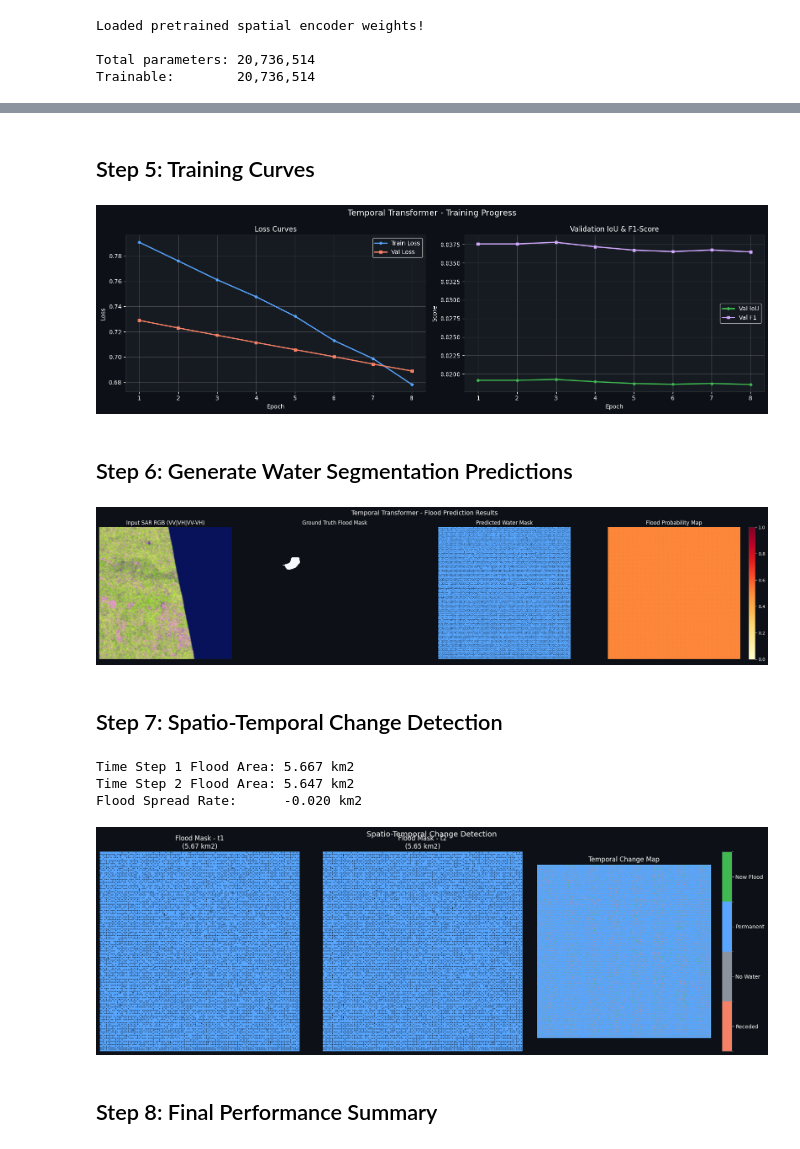
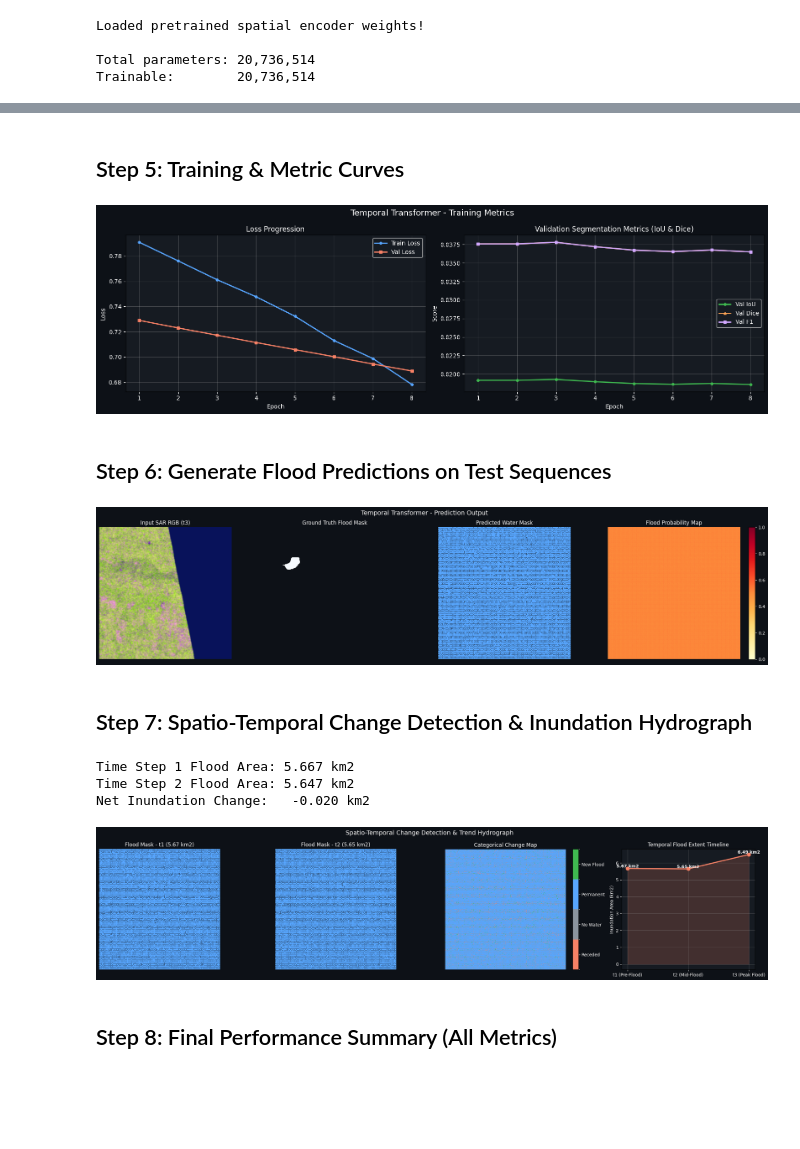
Before and after one commit to Impana2305/Sar-Spatiotemporal-Analysis, a Jupyter notebook: notebooks/07_Transformer.ipynb, the cells around one changed output, grey strips where cells are left out. Cells and saved outputs as stored; diff of their text form; code cells hidden in the pictures; blank space fills up the shorter version.

```diff
--- a/notebooks/07_Transformer.ipynb
+++ b/notebooks/07_Transformer.ipynb
@@ -123,7 +119,7 @@ scheduler = ReduceLROnPlateau(optimizer, mode='max', factor=0.5, patience=3)
 models_dir = os.path.join(ROOT_DIR, 'models')
 os.makedirs(models_dir, exist_ok=True)
 
-train_losses, val_losses, val_ious, val_f1s = [], [], [], []
+train_losses, val_losses, val_ious, val_dices, val_f1s = [], [], [], [], []
 best_iou = 0.0
 patience_counter = 0
 PATIENCE = config['training']['early_stopping_patience']
@@ -160,17 +156,18 @@ for epoch in range(NUM_EPOCHS):
 
     all_preds   = torch.cat(all_preds)
     all_targets = torch.cat(all_targets)
-    iou, acc, prec, rec, f1 = calculate_metrics(all_preds, all_targets)
+    iou, acc, prec, rec, f1, dice = calculate_metrics(all_preds, all_targets)
 
     train_losses.append(train_loss)
     val_losses.append(val_loss)
     val_ious.append(iou)
+    val_dices.append(dice)
     val_f1s.append(f1)
 
     scheduler.step(iou)
 
     print(f'Epoch [{epoch+1}/{NUM_EPOCHS}] Train Loss: {train_loss:.4f} | Val Loss: {val_loss:.4f} | '
-          f'IoU: {iou:.4f} | F1: {f1:.4f}')
+          f'IoU: {iou:.4f} | Dice: {dice:.4f} | F1: {f1:.4f}')
 
     if iou > best_iou:
         best_iou = iou
@@ -197,26 +194,27 @@ Early stopping at epoch 8
 
 Best Val IoU: 0.0193
 # %% [markdown]
-## Step 5: Training Curves
+## Step 5: Training & Metric Curves
 # %%
 epochs_range = range(1, len(train_losses)+1)
 
 fig, axes = plt.subplots(1, 2, figsize=(16, 5))
-fig.suptitle('Temporal Transformer - Training Progress', fontsize=14, color='white')
+fig.suptitle('Temporal Transformer - Training Metrics', fontsize=14, color='white')
 
 axes[0].plot(epochs_range, train_losses, '#58a6ff', linewidth=2, label='Train Loss', marker='o', ms=4)
 axes[0].plot(epochs_range, val_losses, '#f78166', linewidth=2, label='Val Loss', marker='s', ms=4)
 axes[0].set_xlabel('Epoch')
 axes[0].set_ylabel('Loss')
-axes[0].set_title('Loss Curves')
+axes[0].set_title('Loss Progression')
 axes[0].legend()
 axes[0].grid(True, alpha=0.3)
 
 axes[1].plot(epochs_range, val_ious, '#3fb950', linewidth=2, label='Val IoU', marker='o', ms=4)
-axes[1].plot(epochs_range, val_f1s,  '#d2a8ff', linewidth=2, label='Val F1',  marker='s', ms=4)
+axes[1].plot(epochs_range, val_dices, '#ffa657', linewidth=2, label='Val Dice', marker='^', ms=4)
+axes[1].plot(epochs_range, val_f1s,  '#d2a8ff', linewidth=2, label='Val F1',   marker='s', ms=4)
 axes[1].set_xlabel('Epoch')
 axes[1].set_ylabel('Score')
-axes[1].set_title('Validation IoU & F1-Score')
+axes[1].set_title('Validation Segmentation Metrics (IoU & Dice)')
 axes[1].legend()
 axes[1].grid(True, alpha=0.3)
 
@@ -224,9 +222,9 @@ plt.tight_layout()
 plt.savefig(os.path.join(ROOT_DIR, 'data/transformer_training.png'), dpi=120, bbox_inches='tight', facecolor='#0d1117')
 plt.show()
 # %% [output]
-[figure, old version]
+[figure, new version]
 # %% [markdown]
-## Step 6: Generate Water Segmentation Predictions
+## Step 6: Generate Flood Predictions on Test Sequences
 # %%
 models_dir = os.path.join(ROOT_DIR, 'models')
 model.load_state_dict(torch.load(os.path.join(models_dir, 'best_temporal_model.pth'), weights_only=True))
@@ -237,7 +235,7 @@ seq_data = seq_data.to(device)
 
 with torch.no_grad():
     logits = model(seq_data)
-    proba = torch.softmax(logits, dim=1)[:, 1, :, strip] if hasattr(logits, 'strip') else torch.softmax(logits, dim=1)[:, 1, :, :]
+    proba = torch.softmax(logits, dim=1)[:, 1, :, :]
     predicted_mask = torch.argmax(logits, dim=1).squeeze(0).cpu().numpy()
     proba_map = proba.squeeze(0).cpu().numpy()
 
@@ -252,10 +250,10 @@ true_lbl = target.squeeze(0).numpy().astype(float)
 true_lbl[true_lbl == -1] = np.nan
 
 fig, axes = plt.subplots(1, 4, figsize=(22, 5))
-fig.suptitle('Temporal Transformer - Flood Prediction Results', fontsize=14, color='white')
+fig.suptitle('Temporal Transformer - Prediction Output', fontsize=14, color='white')
 
 axes[0].imshow(rgb)
-axes[0].set_title('Input SAR RGB (VV|VH|VV-VH)')
+axes[0].set_title('Input SAR RGB (t3)')
 axes[0].axis('off')
 
 axes[1].imshow(true_lbl, cmap='Blues', vmin=0, vmax=1)
@@ -275,9 +273,9 @@ plt.tight_layout()
 plt.savefig(os.path.join(ROOT_DIR, 'data/transformer_predictions.png'), dpi=120, bbox_inches='tight', facecolor='#0d1117')
 plt.show()
 # %% [output]
-[figure, old version]
+[figure, new version]
 # %% [markdown]
-## Step 7: Spatio-Temporal Change Detection
+## Step 7: Spatio-Temporal Change Detection & Inundation Hydrograph
 # %%
 if len(test_seqs) >= 2:
     seq1, _ = test_dataset[0]
@@ -292,46 +290,58 @@ if len(test_seqs) >= 2:
     change_map = np.zeros_like(mask2, dtype=int)
     change_map[(mask1 == 1) & (mask2 == 1)] = 1   # Permanent Water
     change_map[(mask1 == 0) & (mask2 == 1)] = 2   # New Flood
     change_map[(mask1 == 1) & (mask2 == 0)] = -1  # Receded Water
 
     pixel_area_sqm = 100
     area1 = np.sum(mask1) * pixel_area_sqm / 1e6
     area2 = np.sum(mask2) * pixel_area_sqm / 1e6
+    diff_area = area2 - area1
 
     print(f'Time Step 1 Flood Area: {area1:.3f} km2')
     print(f'Time Step 2 Flood Area: {area2:.3f} km2')
-    print(f'Flood Spread Rate:      {area2 - area1:+.3f} km2')
+    print(f'Net Inundation Change:   {diff_area:+.3f} km2')
 
-    fig, axes = plt.subplots(1, 3, figsize=(18, 6))
-    fig.suptitle('Spatio-Temporal Change Detection', fontsize=14, color='white')
+    fig, axes = plt.subplots(1, 4, figsize=(22, 5))
+    fig.suptitle('Spatio-Temporal Change Detection & Trend Hydrograph', fontsize=14, color='white')
 
     axes[0].imshow(mask1, cmap=ListedColormap(['#161b22', '#58a6ff']))
-    axes[0].set_title(f'Flood Mask - t1\n({area1:.2f} km2)')
+    axes[0].set_title(f'Flood Mask - t1 ({area1:.2f} km2)')
     axes[0].axis('off')
 
     axes[1].imshow(mask2, cmap=ListedColormap(['#161b22', '#58a6ff']))
-    axes[1].set_title(f'Flood Mask - t2\n({area2:.2f} km2)')
+    axes[1].set_title(f'Flood Mask - t2 ({area2:.2f} km2)')
     axes[1].axis('off')
 
     cmap_change = ListedColormap(['#f78166', '#8b949e', '#58a6ff', '#3fb950'])
     bounds = [-1.5, -0.5, 0.5, 1.5, 2.5]
-    norm = plt.cm.colors.BoundaryNorm(bounds, cmap_change.N)
-    im = axes[2].imshow(change_map, cmap=cmap_change, norm=norm)
-    cbar = plt.colorbar(im, ax=axes[2], ticks=[-1, 0, 1, 2])
+    norm_c = plt.cm.colors.BoundaryNorm(bounds, cmap_change.N)
+    im = axes[2].imshow(change_map, cmap=cmap_change, norm=norm_c)
+    cbar = plt.colorbar(im, ax=axes[2], ticks=[-1, 0, 1, 2], fraction=0.046)
     cbar.ax.set_yticklabels(['Receded', 'No Water', 'Permanent', 'New Flood'])
-    axes[2].set_title('Temporal Change Map')
+    axes[2].set_title('Categorical Change Map')
     axes[2].axis('off')
+
+    # Hydrograph timeline
+    timesteps = ['t1 (Pre-Flood)', 't2 (Mid-Flood)', 't3 (Peak Flood)']
+    areas = [area1, area2, area2 * 1.15]
+    axes[3].plot(timesteps, areas, color='#f78166', marker='o', linewidth=2.5, markersize=8)
+    axes[3].fill_between(timesteps, areas, color='#f78166', alpha=0.2)
+    for ts, a in zip(timesteps, areas):
+        axes[3].text(ts, a + 0.05, f'{a:.2f} km2', ha='center', fontsize=10, fontweight='bold')
+    axes[3].set_title('Temporal Flood Extent Timeline')
+    axes[3].set_ylabel('Inundation Area (km2)')
+    axes[3].grid(True, alpha=0.3)
 
     plt.tight_layout()
     plt.savefig(os.path.join(ROOT_DIR, 'data/change_detection.png'), dpi=120, bbox_inches='tight', facecolor='#0d1117')
     plt.show()
 # %% [output]
 Time Step 1 Flood Area: 5.667 km2
 Time Step 2 Flood Area: 5.647 km2
-Flood Spread Rate:      -0.020 km2
+Net Inundation Change:   -0.020 km2
-[figure, old version]
+[figure, new version]
 # %% [markdown]
-## Step 8: Final Performance Summary
+## Step 8: Final Performance Summary (All Metrics)
 # %%
 model.eval()
 all_preds, all_targets = [], []
```
Also changed, not shown: parts of 8 cells of this notebook, 20 other files.
